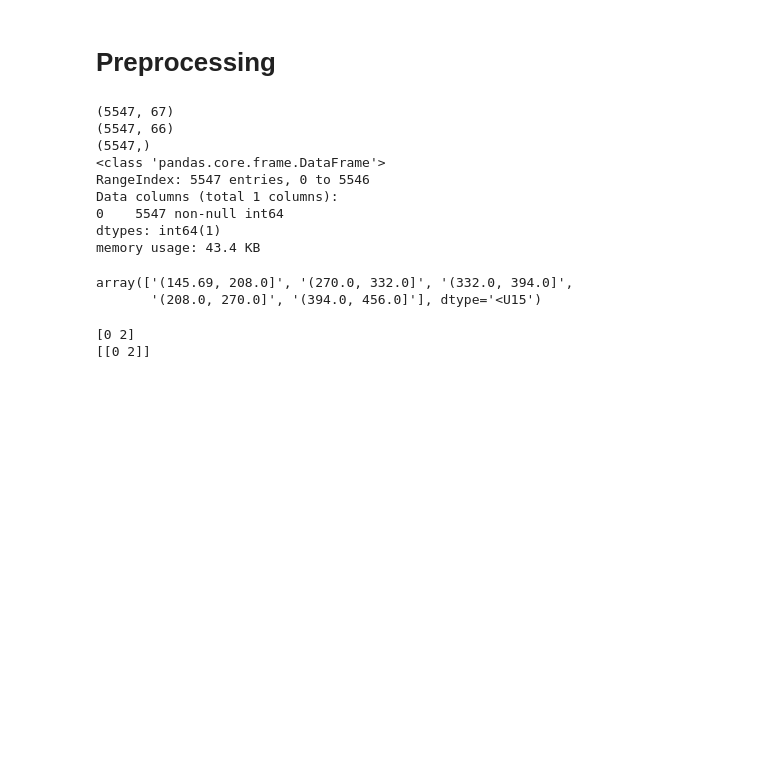
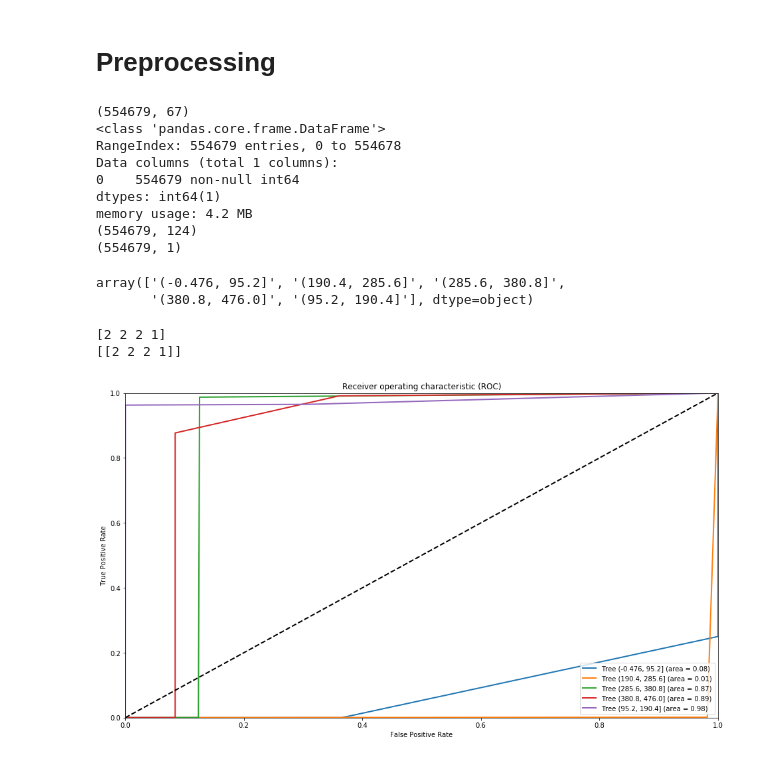
Before and after one commit to ingJSNA/dataMining2018, a Jupyter notebook: ICFES/5 Classification.ipynb, the cells around one changed output. Cells and saved outputs as stored; diff of their text form; code cells hidden in the pictures; blank space fills up the shorter version.

Commit message:
Plot ROC for decision tree

```diff
--- a/ICFES/5 Classification.ipynb
+++ b/ICFES/5 Classification.ipynb
@@ -37,7 +37,7 @@ pg.value_counts(dropna=False).plot.bar()
 import math
 from sklearn import preprocessing
 
-m = math.ceil(icfes.shape[0]*0.01)
+m = math.ceil(icfes.shape[0]*1.0)
 
 data = icfes.iloc[0: m, :]
 
@@ -47,8 +47,7 @@ X = data.drop(columns='PUNT_GLOBAL')
 y = data['PUNT_GLOBAL']
 
 print(data.shape)
-print(X.shape)
-print(y.shape)
+
 
 # Remove unused columns
 X = X.drop(columns=['PERCENTIL_C_NATURALES',
@@ -61,46 +60,53 @@ X = X[X.columns[X.columns.to_series().str.contains('FAMI')]]
 
 # One-hot enconding
 X = pd.get_dummies(X)
+X_labels = X.columns
+X = X.values
 
 # Discretization
 y = pd.cut(y, bins=5).astype(str)
-y_labels = y
+
 
 # Enconding
-
 le = preprocessing.LabelEncoder()
 y = le.fit_transform(y)
 y = pd.DataFrame(y)
+y_labels = le.classes_
 
 y.describe(include='all')
 
 y.info()
 
-y_labels.unique().astype(str)
+y = y.values
+
+print(X.shape)
+print(y.shape)
+
+y_labels
 # %% [output]
-(5547, 67)
-(5547, 66)
-(5547,)
+(554679, 67)
 <class 'pandas.core.frame.DataFrame'>
-RangeIndex: 5547 entries, 0 to 5546
+RangeIndex: 554679 entries, 0 to 554678
 Data columns (total 1 columns):
-0    5547 non-null int64
+0    554679 non-null int64
 dtypes: int64(1)
-memory usage: 43.4 KB
+memory usage: 4.2 MB
+(554679, 124)
+(554679, 1)
-array(['(145.69, 208.0]', '(270.0, 332.0]', '(332.0, 394.0]',
-       '(208.0, 270.0]', '(394.0, 456.0]'], dtype='<U15')
+array(['(-0.476, 95.2]', '(190.4, 285.6]', '(285.6, 380.8]',
+       '(380.8, 476.0]', '(95.2, 190.4]'], dtype=object)
 # %%
 from sklearn import tree
 
-clf = tree.DecisionTreeClassifier()
-clf = clf.fit(X.values, y.values)
+clf_tree = tree.DecisionTreeClassifier()
+clf_tree = clf_tree.fit(X, y)
 
-print(clf.predict(X.iloc[0:2].values))
+print(clf_tree.predict(X[4:8]))
 
-print(y.values[0:2].transpose())
+print(y[4:8].reshape(1, -1))
 # %% [output]
-[0 2]
-[[0 2]]
+[2 2 2 1]
+[[2 2 2 1]]
 # %%
 import graphviz
 import pydot
@@ -117 +124,33 @@ graph.save("tree.dot")
 g.write_svg('tree.svg')
+# %%
+from sklearn.metrics import roc_curve, auc
+# ROC
+y_pred = clf_tree.predict(X)
+
+fprs = []
+tprs = []
+aucs = []
+for i in np.unique(y):
+    fpr, tpr, thresholds = roc_curve(y, y_pred, pos_label=i)
+    roc_auc = auc(fpr, tpr)
+    fprs.append(fpr)
+    tprs.append(tpr)
+    aucs.append(roc_auc)
+
+# Plot ROC
+plt.figure(figsize=(16, 9))
+lw = 2
+for label, fpr, tpr, auc in zip(y_labels, fprs, tprs, aucs):
+    plt.plot(fpr, tpr,
+         lw=lw, label='Tree {} (area = {:0.2f})'.format(label, auc))
+
+plt.plot([0, 1], [0, 1], color='black', lw=lw, linestyle='--')
+plt.xlim([0.0, 1.0])
+plt.ylim([0.0, 1.0])
+plt.xlabel('False Positive Rate')
+plt.ylabel('True Positive Rate')
+plt.title('Receiver operating characteristic (ROC)')
+plt.legend(loc="lower right")
+plt.show()
+# %% [output]
+[figure, added]
```
Also changed, not shown: parts of 1 cell of this notebook.
